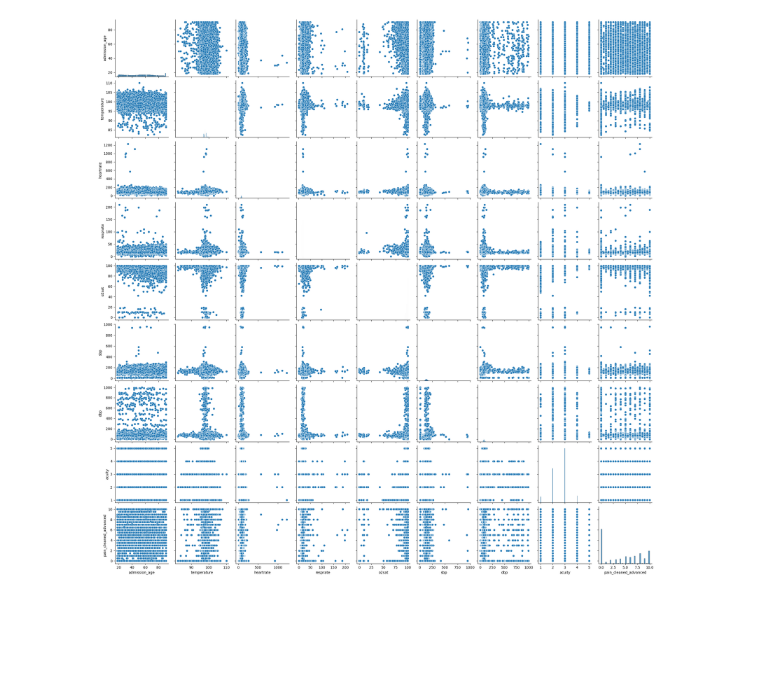
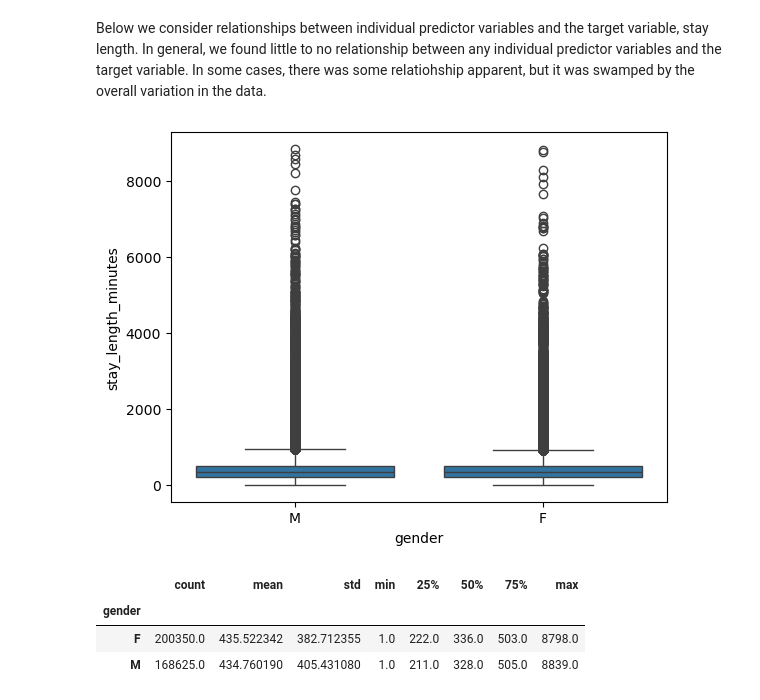
Before and after one commit to ewiesner/Emergency-Department-Wait-Times-, a Jupyter notebook: EDA.ipynb, the cells around one changed output. Saved outputs shown, nothing was run; the diff lists cells and outputs as text; code cells hidden in the pictures; blank space fills up the shorter version.

```diff
--- a/EDA.ipynb
+++ b/EDA.ipynb
@@ -307,8 +23,16 @@ sns.scatterplot(x="admission_age",
-# %%
-quant_features=['admission_age', 'temperature',
-       'heartrate', 'resprate', 'o2sat', 'sbp', 'dbp', 'acuity',
-       'pain_cleaned_advanced']
-sns.pairplot(df[quant_features])
-plt.show()
-# %% [output]
-[figure, removed]
+# %% [markdown]
+Below we consider relationships between individual predictor variables and the target variable, stay length. In general, we found little to no relationship between any individual predictor variables and the target variable. In some cases, there was some relatiohship apparent, but it was swamped by the overall variation in the data.
+# %%
+#Looking at stay length, grouped by gender.  These distributions appear very similar.
+# There appears no direct relationship between gender and stay length.
+
+sns.boxplot(x='gender',y='stay_length_minutes', data=df)
+plt.savefig('gender_stay_length.png', dpi=300)
+plt.show()
+df.groupby('gender')['stay_length_minutes'].describe()
+# %% [output]
+[figure, added]
+|  | count | mean | std | min | 25% | 50% | 75% | max |
+| gender |  |  |  |  |  |  |  |  |
+| F | 200350.0 | 435.522342 | 382.712355 | 1.0 | 222.0 | 336.0 | 503.0 | 8798.0 |
+| M | 168625.0 | 434.760190 | 405.431080 | 1.0 | 211.0 | 328.0 | 505.0 | 8839.0 |
```
Also changed, not shown: parts of 37 cells of this notebook, 4 other files.
